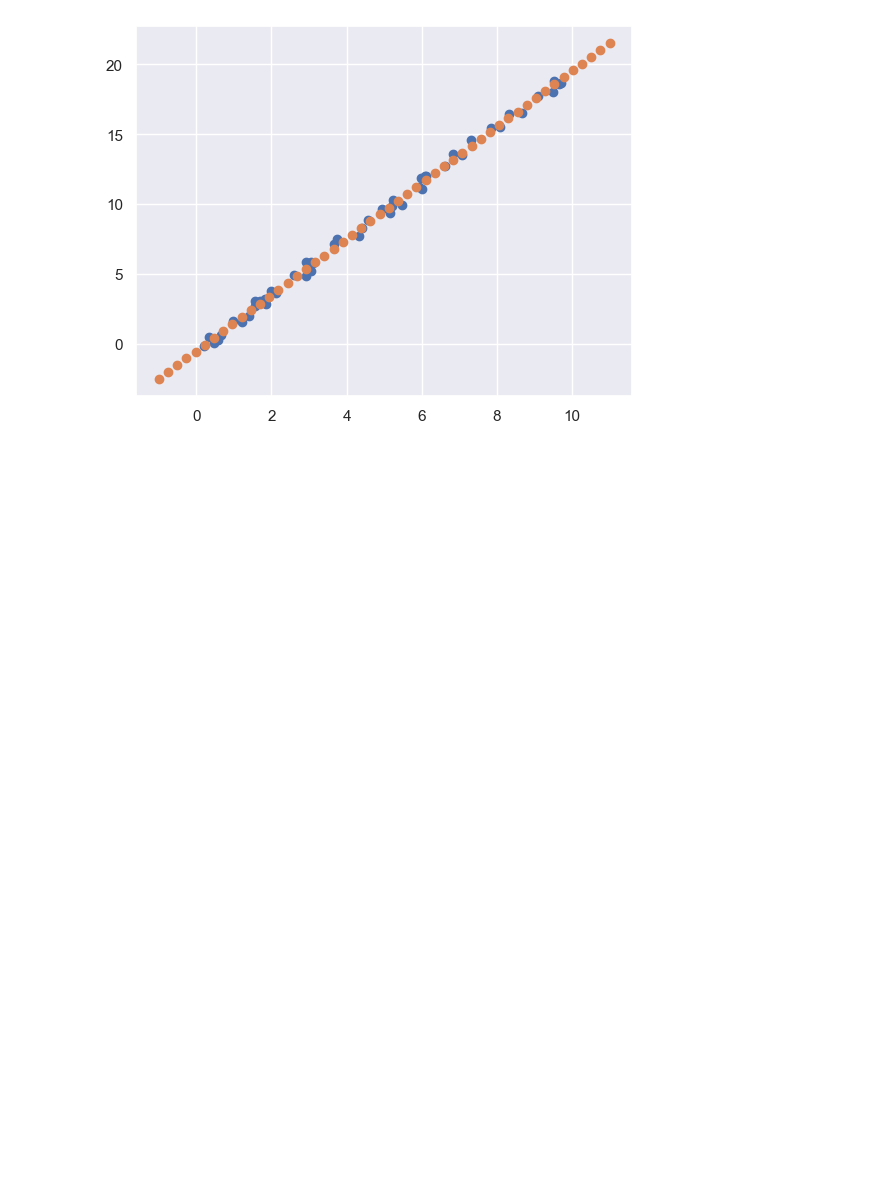
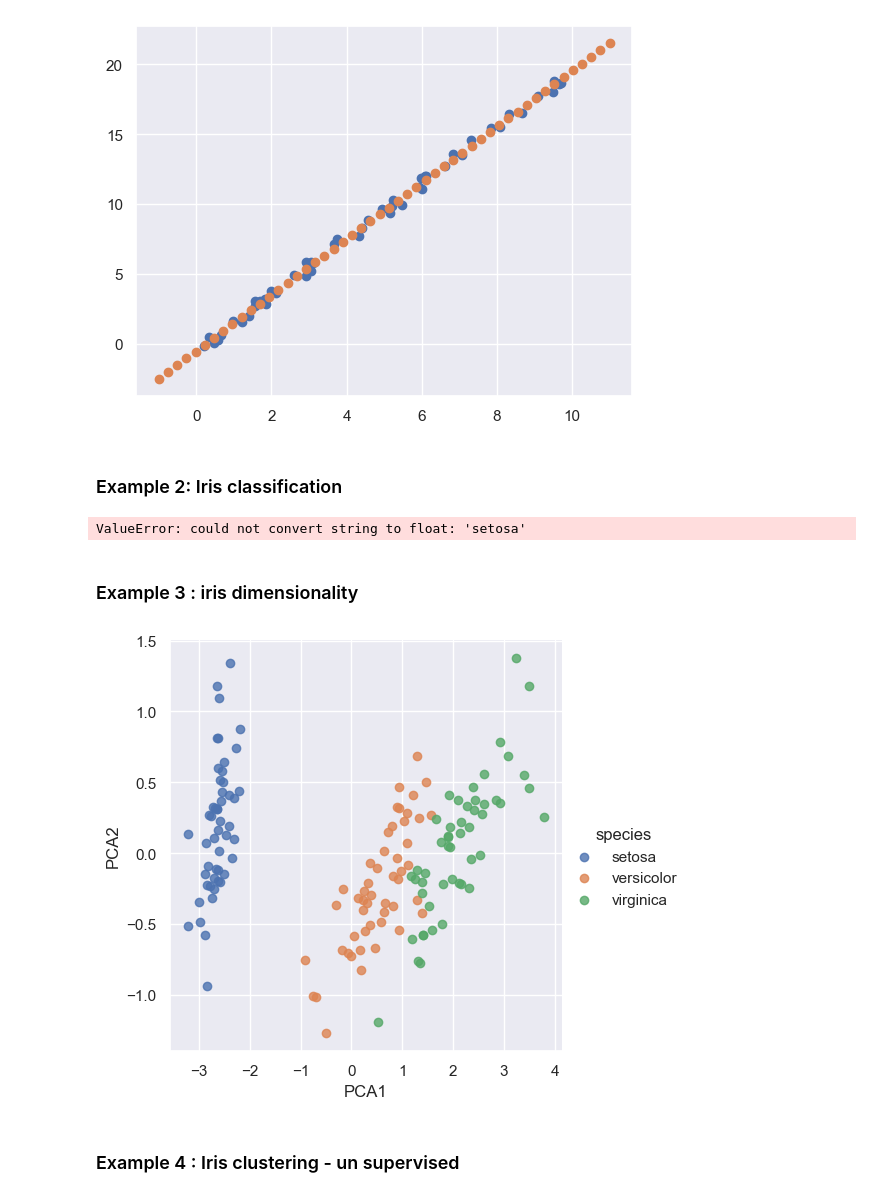
Before and after one commit to homemix/MachineLearning_python, a Jupyter notebook: Introducing Scikit-Learn.ipynb, the cells around one changed output. Cells and saved outputs as stored; diff of their text form; code cells hidden in the pictures; blank space fills up the shorter version.

```diff
--- a/Introducing Scikit-Learn.ipynb
+++ b/Introducing Scikit-Learn.ipynb
@@ -21,6 +21,9 @@ sns.pairplot(iris,hue='species',size=1.5)
 # %% [output]
 <seaborn.axisgrid.PairGrid at 0x...>
 [figure]
+# %%
+x_iris = iris.drop('species',axis=1)
+y_iris = iris['species']
 # %% [markdown]
 Basics of the API
 Most commonly, the steps in using the Scikit-Learn estimator API are as follows:
@@ -88,3 +91,5 @@ plt.scatter(xfit,yfit)
 # %% [output]
 <matplotlib.collections.PathCollection at 0x...>
 [figure]
+# %% [markdown]
+### Example 2: Iris  classification
@@ -90,0 +99,29 @@ plt.scatter(xfit,yfit)
+# %%
+from sklearn.naive_bayes import GaussianNB
+model = GaussianNB()
+model.fit(X_train,y_train)
+y_pred = model.predict(y_test)
+# %% [output]
+ValueError: could not convert string to float: 'setosa'
+# %% [markdown]
+### Example 3 : iris dimensionality
+# %%
+from sklearn.decomposition import PCA
+
+# model hyperparameters
+model = PCA(n_components=2)
+
+# model fit
+model.fit(x_iris)
+
+# transform the model
+X_2d = model.transform(x_iris)
+# %%
+# plot the results
+iris['PCA1'] = X_2d[:, 0]
+iris['PCA2'] = X_2d[:, 1]
+sns.lmplot(x="PCA1", y="PCA2", hue='species', data=iris, fit_reg=False);
+# %% [output]
+[figure, added]
+# %% [markdown]
+### Example 4 : Iris clustering - un supervised
```
Also changed, not shown: parts of 3 cells of this notebook.
